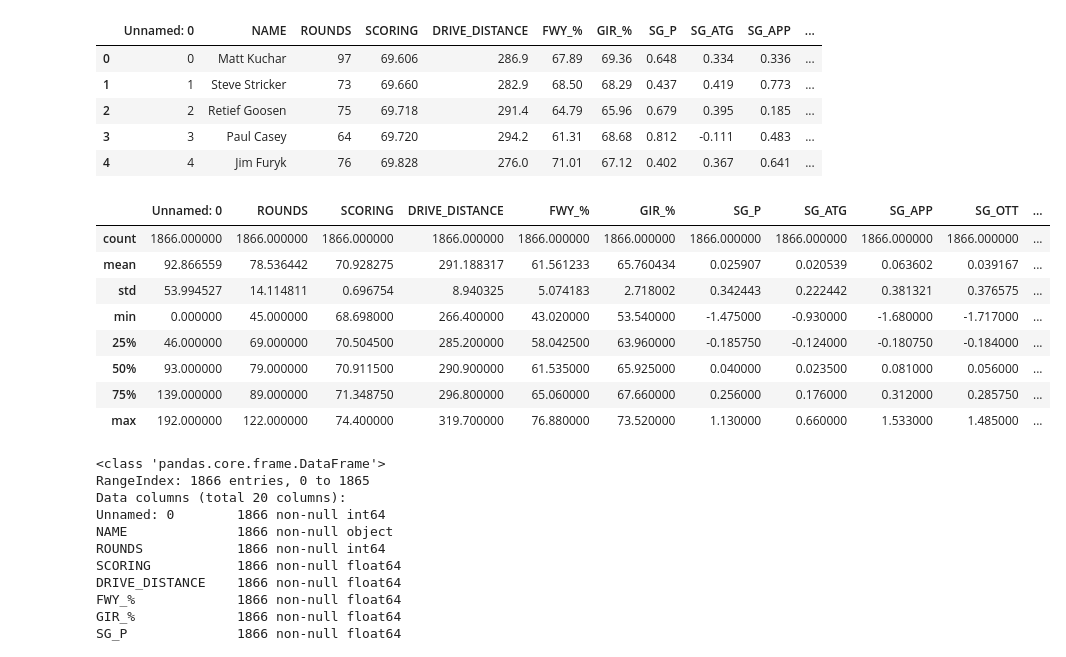
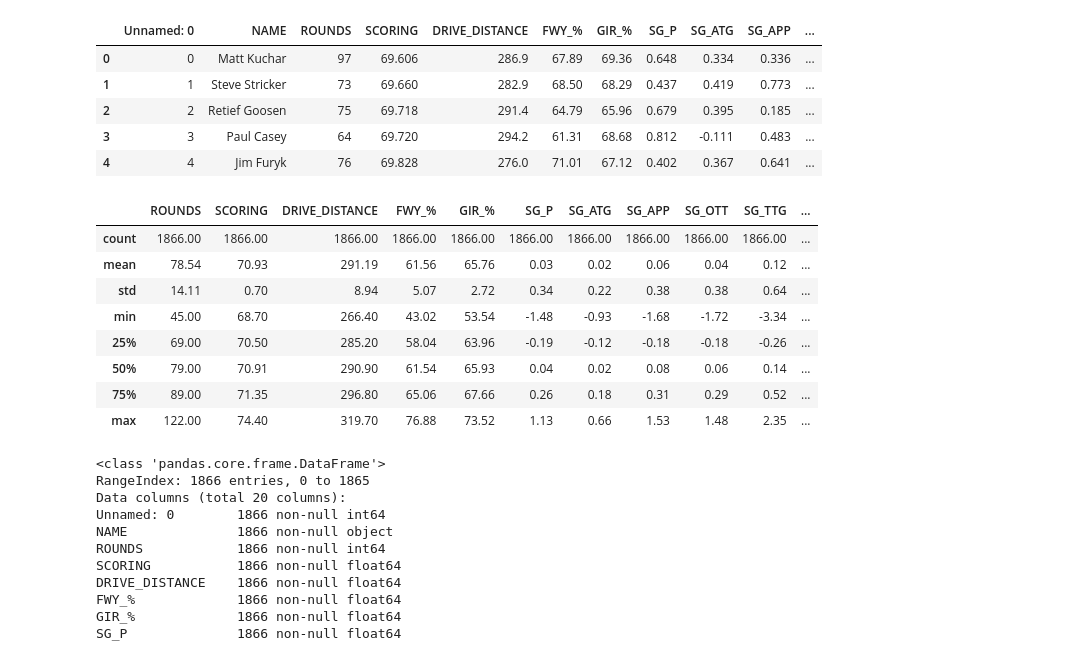
Before and after one commit to jonathannocek/pga-data-analysis, a Jupyter notebook: pga_data_analysis.ipynb, the cells around one changed output. Cells and saved outputs as stored; diff of their text form; code cells hidden in the pictures.

```diff
--- a/pga_data_analysis.ipynb
+++ b/pga_data_analysis.ipynb
@@ -96,17 +96,17 @@ df_pga.head(5)
 | 3 | 3 | Paul Casey | 64 | 69.720 | 294.2 | 61.31 | 68.68 | 0.812 | -0.111 | 0.483 | ... |
 | 4 | 4 | Jim Furyk | 76 | 69.828 | 276.0 | 71.01 | 67.12 | 0.402 | 0.367 | 0.641 | ... |
 # %%
-df_pga.describe()
+df_pga.describe().round(2)
 # %% [output]
-|  | Unnamed: 0 | ROUNDS | SCORING | DRIVE_DISTANCE | FWY_% | GIR_% | SG_P | SG_ATG | SG_APP | SG_OTT | ... |
-| count | 1866.000000 | 1866.000000 | 1866.000000 | 1866.000000 | 1866.000000 | 1866.000000 | 1866.000000 | 1866.000000 | 1866.000000 | 1866.000000 | ... |
-| mean | 92.866559 | 78.536442 | 70.928275 | 291.188317 | 61.561233 | 65.760434 | 0.025907 | 0.020539 | 0.063602 | 0.039167 | ... |
-| std | 53.994527 | 14.114811 | 0.696754 | 8.940325 | 5.074183 | 2.718002 | 0.342443 | 0.222442 | 0.381321 | 0.376575 | ... |
-| min | 0.000000 | 45.000000 | 68.698000 | 266.400000 | 43.020000 | 53.540000 | -1.475000 | -0.930000 | -1.680000 | -1.717000 | ... |
-| 25% | 46.000000 | 69.000000 | 70.504500 | 285.200000 | 58.042500 | 63.960000 | -0.185750 | -0.124000 | -0.180750 | -0.184000 | ... |
-| 50% | 93.000000 | 79.000000 | 70.911500 | 290.900000 | 61.535000 | 65.925000 | 0.040000 | 0.023500 | 0.081000 | 0.056000 | ... |
-| 75% | 139.000000 | 89.000000 | 71.348750 | 296.800000 | 65.060000 | 67.660000 | 0.256000 | 0.176000 | 0.312000 | 0.285750 | ... |
-| max | 192.000000 | 122.000000 | 74.400000 | 319.700000 | 76.880000 | 73.520000 | 1.130000 | 0.660000 | 1.533000 | 1.485000 | ... |
+|  | ROUNDS | SCORING | DRIVE_DISTANCE | FWY_% | GIR_% | SG_P | SG_ATG | SG_APP | SG_OTT | SG_TTG | ... |
+| count | 1866.00 | 1866.00 | 1866.00 | 1866.00 | 1866.00 | 1866.00 | 1866.00 | 1866.00 | 1866.00 | 1866.00 | ... |
+| mean | 78.54 | 70.93 | 291.19 | 61.56 | 65.76 | 0.03 | 0.02 | 0.06 | 0.04 | 0.12 | ... |
+| std | 14.11 | 0.70 | 8.94 | 5.07 | 2.72 | 0.34 | 0.22 | 0.38 | 0.38 | 0.64 | ... |
+| min | 45.00 | 68.70 | 266.40 | 43.02 | 53.54 | -1.48 | -0.93 | -1.68 | -1.72 | -3.34 | ... |
+| 25% | 69.00 | 70.50 | 285.20 | 58.04 | 63.96 | -0.19 | -0.12 | -0.18 | -0.18 | -0.26 | ... |
+| 50% | 79.00 | 70.91 | 290.90 | 61.54 | 65.93 | 0.04 | 0.02 | 0.08 | 0.06 | 0.14 | ... |
+| 75% | 89.00 | 71.35 | 296.80 | 65.06 | 67.66 | 0.26 | 0.18 | 0.31 | 0.29 | 0.52 | ... |
+| max | 122.00 | 74.40 | 319.70 | 76.88 | 73.52 | 1.13 | 0.66 | 1.53 | 1.48 | 2.35 | ... |
 # %%
 df_pga.info()
 # %% [output]
```
